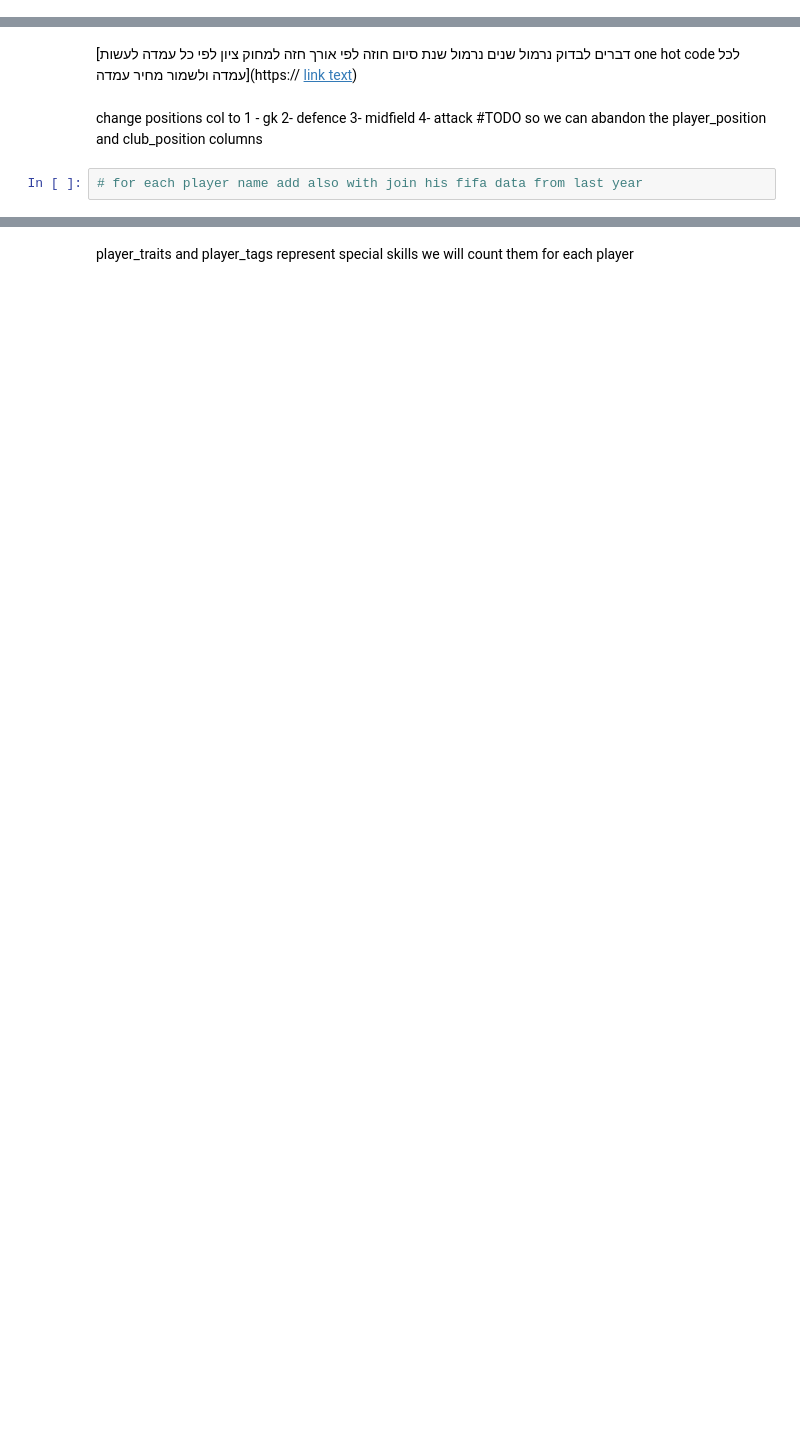
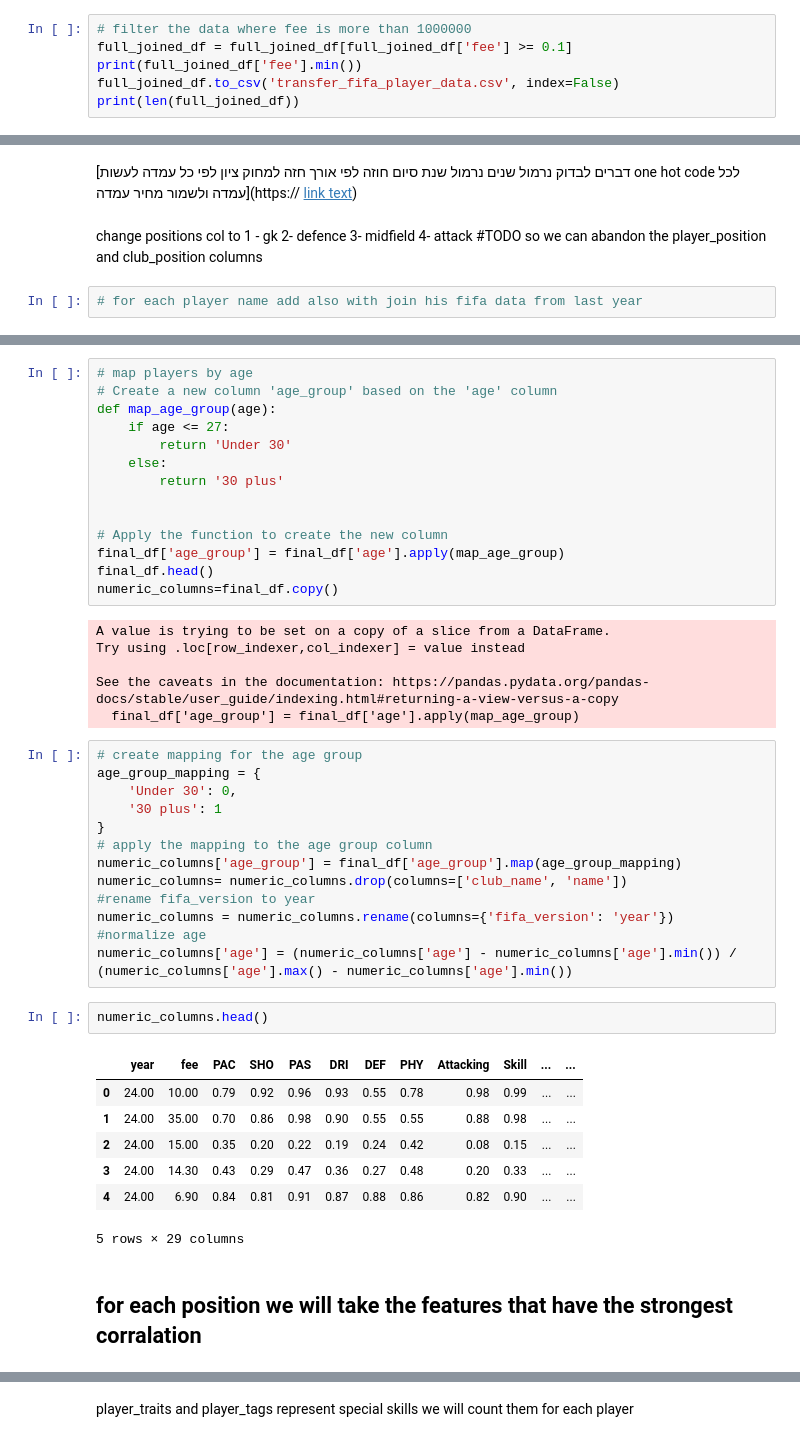
Before and after one commit to yuvalmar16/project-fintech, a Jupyter notebook: Copy_of_Fintech_Project (2).ipynb, the cells around one changed output, grey strips where cells are left out. Cells and saved outputs as stored; diff of their text form; blank space fills up the shorter version.

```diff
--- a/Copy_of_Fintech_Project (2).ipynb
+++ b/Copy_of_Fintech_Project (2).ipynb
@@ -551,0 +547,6 @@ iteration 6 [24. 23. 22. 21. 20. 19. 18.]
+# %%
+# filter the data where fee is more than 1000000
+full_joined_df = full_joined_df[full_joined_df['fee'] >= 0.1]
+print(full_joined_df['fee'].min())
+full_joined_df.to_csv('transfer_fifa_player_data.csv', index=False)
+print(len(full_joined_df))
@@ -626,0 +791,45 @@ number of players in position ATT 523
+# %%
+# map players by age
+# Create a new column 'age_group' based on the 'age' column
+def map_age_group(age):
+    if age <= 27:
+        return 'Under 30'
+    else:
+        return '30 plus'
+
+
+# Apply the function to create the new column
+final_df['age_group'] = final_df['age'].apply(map_age_group)
+final_df.head()
+numeric_columns=final_df.copy()
+# %% [output]
+A value is trying to be set on a copy of a slice from a DataFrame.
+Try using .loc[row_indexer,col_indexer] = value instead
+
+See the caveats in the documentation: https://pandas.pydata.org/pandas-docs/stable/user_guide/indexing.html#returning-a-view-versus-a-copy
+  final_df['age_group'] = final_df['age'].apply(map_age_group)
+# %%
+# create mapping for the age group
+age_group_mapping = {
+    'Under 30': 0,
+    '30 plus': 1
+}
+# apply the mapping to the age group column
+numeric_columns['age_group'] = final_df['age_group'].map(age_group_mapping)
+numeric_columns= numeric_columns.drop(columns=['club_name', 'name'])
+#rename fifa_version to year
+numeric_columns = numeric_columns.rename(columns={'fifa_version': 'year'})
+#normalize age
+numeric_columns['age'] = (numeric_columns['age'] - numeric_columns['age'].min()) / (numeric_columns['age'].max() - numeric_columns['age'].min())
+# %%
+numeric_columns.head()
+# %% [output]
+|  | year | fee | PAC | SHO | PAS | DRI | DEF | PHY | Attacking | Skill | ... | ... |
+| 0 | 24.00 | 10.00 | 0.79 | 0.92 | 0.96 | 0.93 | 0.55 | 0.78 | 0.98 | 0.99 | ... | ... |
+| 1 | 24.00 | 35.00 | 0.70 | 0.86 | 0.98 | 0.90 | 0.55 | 0.55 | 0.88 | 0.98 | ... | ... |
+| 2 | 24.00 | 15.00 | 0.35 | 0.20 | 0.22 | 0.19 | 0.24 | 0.42 | 0.08 | 0.15 | ... | ... |
+| 3 | 24.00 | 14.30 | 0.43 | 0.29 | 0.47 | 0.36 | 0.27 | 0.48 | 0.20 | 0.33 | ... | ... |
+| 4 | 24.00 | 6.90 | 0.84 | 0.81 | 0.91 | 0.87 | 0.88 | 0.86 | 0.82 | 0.90 | ... | ... |
+5 rows × 29 columns
+# %% [markdown]
+## for each position we will take the features that have the strongest corralation
```
Also changed, not shown: parts of 35 cells of this notebook, 4 other files.
